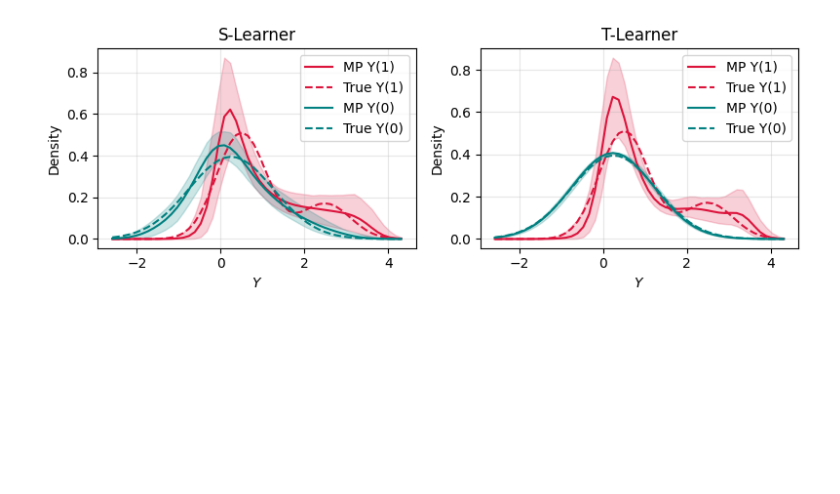
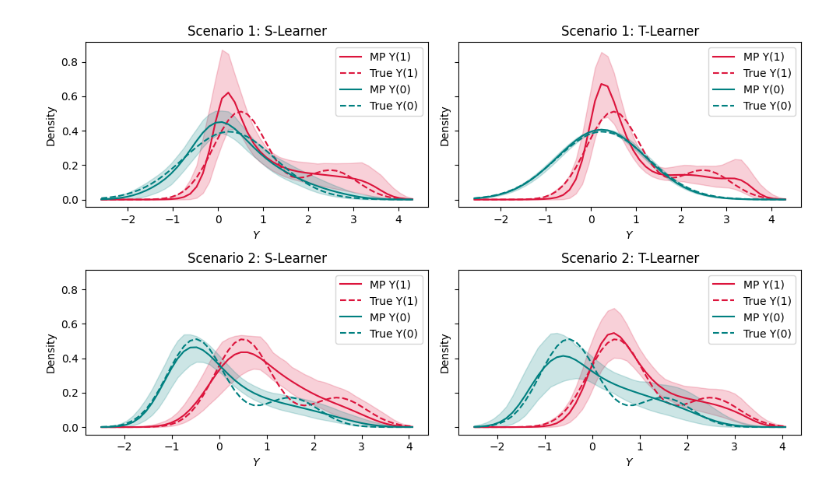
Before and after one commit to gregorsteiner/CausalMP, a Jupyter notebook: Simulated_Examples.ipynb, the cells around one changed output. Drawn from its saved outputs; the diff is of its cells as text; code cells hidden in the pictures; blank space fills up the shorter version.

Commit message:
Added 2n scenario

```diff
--- a/Simulated_Examples.ipynb
+++ b/Simulated_Examples.ipynb
@@ -94,0 +134,18 @@ Predictive resampling time: 5.402s
+# %%
+# Scenario 2: Bimodal Y(0) and Y(1) shifted
+np.random.seed(42)
+n = 200
+y2, x2, w2 = generate_data_scenario2(n)
+
+y_grid2 = np.linspace(y2.min() - 0.5, y2.max() + 0.5, 50)
+
+true_y02 = true_y0_density_scenario2(y_grid2)
+true_y12 = true_y1_density(y_grid2)
+
+# fit for S-Learner
+res_s2 = mp_density(y2, x2, w2, [0, 1], y_grid2, B_post, T_fwd)
+res_s2_c, res_s2_t = res_s2['x_0'], res_s2['x_1']
+
+# fit for T-Learner
+res_t2 = mp_density_t_learner(y2, x2, w2, [0, 1], y_grid2, B_post, T_fwd)
+res_t2_c, res_t2_t = res_t2['x_0'], res_t2['x_1']
@@ -95,36 +170,60 @@ Predictive resampling time: 5.402s
 # %%
 
 # plot results
-fig, axs = plt.subplots(1, 2, figsize=(8, 3))
+fig, axs = plt.subplots(2, 2, figsize=(10, 6), sharey=True)
 
-# S-Learner plot
-axs[0].plot(y_grid, res_s_t['mean'], color='crimson', label='MP Y(1)')
-axs[0].fill_between(y_grid, res_s_t['low'], res_s_t['high'], color='crimson', alpha=0.2)
-axs[0].plot(y_grid, true_y1, '--', color='crimson', label='True Y(1)')
-axs[0].plot(y_grid, res_s_c['mean'], color='teal', label='MP Y(0)')
-axs[0].fill_between(y_grid, res_s_c['low'], res_s_c['high'], color='teal', alpha=0.2)
-axs[0].plot(y_grid, true_y0, '--', color='teal', label='True Y(0)')
-axs[0].set_xlabel('$Y$')
-axs[0].set_ylabel('Density')
-axs[0].set_title('S-Learner')
-axs[0].legend()
-axs[0].grid(alpha=0.3)
+# Scenario 1: Y(0) ~ N(W/2, 1), Y(1) bimodal
+# S-Learner
+axs[0,0].plot(y_grid, res_s_t['mean'], color='crimson', label='MP Y(1)')
+axs[0,0].fill_between(y_grid, res_s_t['low'], res_s_t['high'], color='crimson', alpha=0.2)
+axs[0,0].plot(y_grid, true_y1, '--', color='crimson', label='True Y(1)')
+axs[0,0].plot(y_grid, res_s_c['mean'], color='teal', label='MP Y(0)')
+axs[0,0].fill_between(y_grid, res_s_c['low'], res_s_c['high'], color='teal', alpha=0.2)
+axs[0,0].plot(y_grid, true_y0, '--', color='teal', label='True Y(0)')
+axs[0,0].set_xlabel('$Y$')
+axs[0,0].set_ylabel('Density')
+axs[0,0].set_title('Scenario 1: S-Learner')
+axs[0,0].legend()
 
-# T-Learner plot
-axs[1].plot(y_grid, res_t_t['mean'], color='crimson', label='MP Y(1)')
-axs[1].fill_between(y_grid, res_t_t['low'], res_t_t['high'], color='crimson', alpha=0.2)
-axs[1].plot(y_grid, true_y1, '--', color='crimson', label='True Y(1)')
-axs[1].plot(y_grid, res_t_c['mean'], color='teal', label='MP Y(0)')
-axs[1].fill_between(y_grid, res_t_c['low'], res_t_c['high'], color='teal', alpha=0.2)
-axs[1].plot(y_grid, true_y0, '--', color='teal', label='True Y(0)')
-axs[1].set_xlabel('$Y$')
-axs[1].set_ylabel('Density')
-axs[1].set_title('T-Learner')
-axs[1].legend()
-axs[1].grid(alpha=0.3)
+# T-Learner
+axs[0,1].plot(y_grid, res_t_t['mean'], color='crimson', label='MP Y(1)')
+axs[0,1].fill_between(y_grid, res_t_t['low'], res_t_t['high'], color='crimson', alpha=0.2)
+axs[0,1].plot(y_grid, true_y1, '--', color='crimson', label='True Y(1)')
+axs[0,1].plot(y_grid, res_t_c['mean'], color='teal', label='MP Y(0)')
+axs[0,1].fill_between(y_grid, res_t_c['low'], res_t_c['high'], color='teal', alpha=0.2)
+axs[0,1].plot(y_grid, true_y0, '--', color='teal', label='True Y(0)')
+axs[0,1].set_xlabel('$Y$')
+axs[0,1].set_ylabel('Density')
+axs[0,1].set_title('Scenario 1: T-Learner')
+axs[0,1].legend()
+
+# Scenario 2: Y(0) and Y(1) both bimodal, shifted
+# S-Learner
+axs[1,0].plot(y_grid2, res_s2_t['mean'], color='crimson', label='MP Y(1)')
+axs[1,0].fill_between(y_grid2, res_s2_t['low'], res_s2_t['high'], color='crimson', alpha=0.2)
+axs[1,0].plot(y_grid2, true_y12, '--', color='crimson', label='True Y(1)')
+axs[1,0].plot(y_grid2, res_s2_c['mean'], color='teal', label='MP Y(0)')
+axs[1,0].fill_between(y_grid2, res_s2_c['low'], res_s2_c['high'], color='teal', alpha=0.2)
+axs[1,0].plot(y_grid2, true_y02, '--', color='teal', label='True Y(0)')
+axs[1,0].set_xlabel('$Y$')
+axs[1,0].set_ylabel('Density')
+axs[1,0].set_title('Scenario 2: S-Learner')
+axs[1,0].legend()
+
+# T-Learner
+axs[1,1].plot(y_grid2, res_t2_t['mean'], color='crimson', label='MP Y(1)')
+axs[1,1].fill_between(y_grid2, res_t2_t['low'], res_t2_t['high'], color='crimson', alpha=0.2)
+axs[1,1].plot(y_grid2, true_y12, '--', color='crimson', label='True Y(1)')
+axs[1,1].plot(y_grid2, res_t2_c['mean'], color='teal', label='MP Y(0)')
+axs[1,1].fill_between(y_grid2, res_t2_c['low'], res_t2_c['high'], color='teal', alpha=0.2)
+axs[1,1].plot(y_grid2, true_y02, '--', color='teal', label='True Y(0)')
+axs[1,1].set_xlabel('$Y$')
+axs[1,1].set_ylabel('Density')
+axs[1,1].set_title('Scenario 2: T-Learner')
+axs[1,1].legend()
 
 plt.tight_layout()
 plt.savefig('Figures/Density_Sim.pdf', dpi=300, bbox_inches='tight')
 plt.show()
 # %% [output]
-[figure, old version]
+[figure, new version]
```
Also changed, not shown: parts of 3 cells of this notebook, 1 other file.
